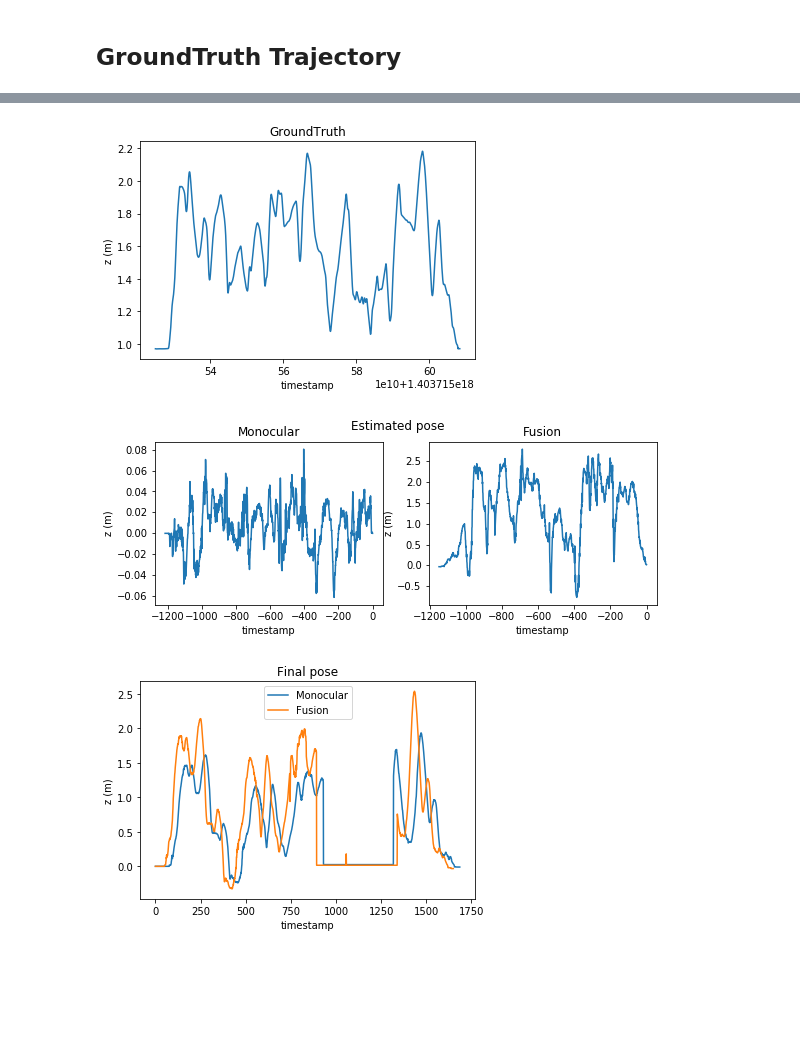
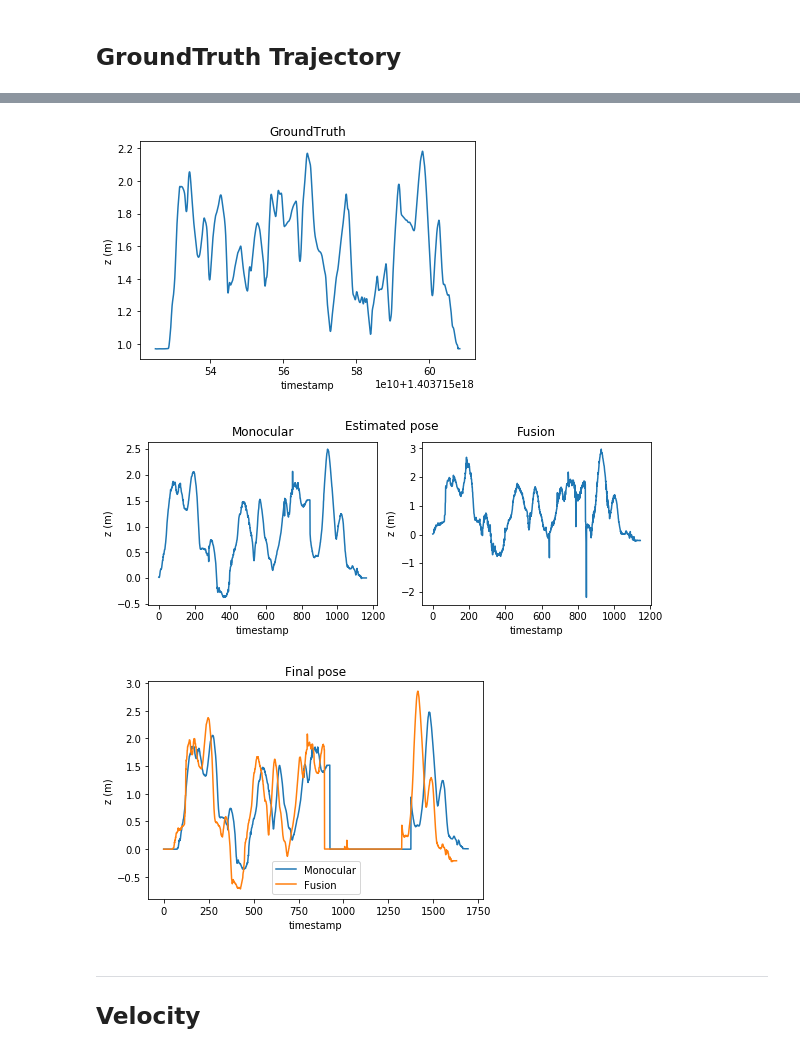
Before and after one commit to RoboticsLabURJC/2018-tfm-javier-martinez, a Jupyter notebook: tools/plot_traj.ipynb, the cells around one changed output, grey strips where cells are left out. Drawn from its saved outputs; the diff is of its cells as text; code cells hidden in the pictures; blank space fills up the shorter version.

```diff
--- a/tools/plot_traj.ipynb
+++ b/tools/plot_traj.ipynb
@@ -114,10 +120,12 @@ def load_predicted_pose_file(path, include_acceleration=False):
 # %%
 GT_FILE = './data/EuRoC_V1_02/gt.csv'
 
-FUSION_FILE = './data/EuRoC_V1_02/fusion_pose.csv'
-FUSION_PREDICTED_FILE = './data/EuRoC_V1_02/fusion_ppose.csv'
+NO_MOTION_MODEL_FILE = './data/EuRoC_V1_02/pose_lastpose.csv'
 
-MONOCULAR_FILE = './data/EuRoC_V1_02/mono_pose.csv'
-MONOCULAR_PREDICTED_FILE = './data/EuRoC_V1_02/mono_ppose.csv'
+FUSION_FILE = './data/EuRoC_V1_02/pose_fusion.csv'
+FUSION_PREDICTED_FILE = './data/EuRoC_V1_02/ppose_fusion.csv'
+
+MONOCULAR_FILE = './data/EuRoC_V1_02/pose_mono.csv'
+MONOCULAR_PREDICTED_FILE = './data/EuRoC_V1_02/ppose_mono.csv'
 # %%
 gt = load_gt_file(GT_FILE)
@@ -178,18 +204,21 @@ plot_2d(mono_pose_xy, "Monocular", fusion_pose_xy, "Fusion")
+# %%
+# Z
+gt_pose_z               = traj_z(gt)
+mono_estimated_pose_z   = traj_z(mono_estimated, timestamp=False)
+mono_pose_z             = traj_z(mono_final, timestamp=False)
+fusion_estimated_pose_z = traj_z(fusion_estimated, timestamp=False)
+fusion_pose_z           = traj_z(fusion_final, timestamp=False)
 # %%
-# Z
-gt_pose_z               = traj_z(gt)
-mono_estimated_pose_z   = -traj_z(mono_estimated, timestamp=False)
-mono_pose_z             = traj_z(mono_final, timestamp=False)
-fusion_estimated_pose_z = -traj_z(fusion_estimated, timestamp=False)
-fusion_pose_z           = traj_z(fusion_final, timestamp=False)
-
 plot_2d(gt_pose_z, ' ', title='GroundTruth',
         xlabel='timestamp', ylabel='z (m)')
 plot_2d_parallels(mono_estimated_pose_z, 'Monocular', fusion_estimated_pose_z, 'Fusion',
                   title='Estimated pose', xlabel='timestamp', ylabel='z (m)')
 plot_2d(mono_pose_z, 'Monocular', fusion_pose_z, 'Fusion',
                   title='Final pose', xlabel='timestamp', ylabel='z (m)')
 # %% [output]
 [figure]
-[figure, old version]
+[figure, new version]
-[figure, old version]
+[figure, new version]
+# %% [markdown]
+---
+## Velocity
```
Also changed, not shown: parts of 16 cells of this notebook, 11 other files.
